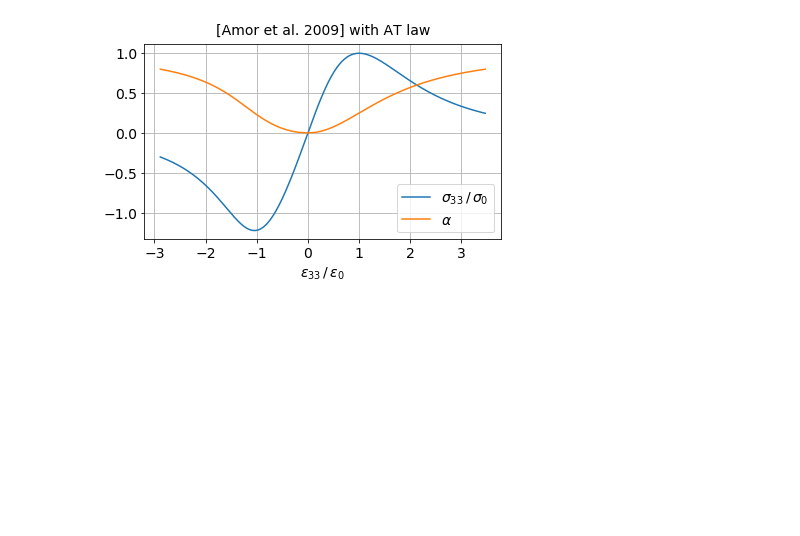
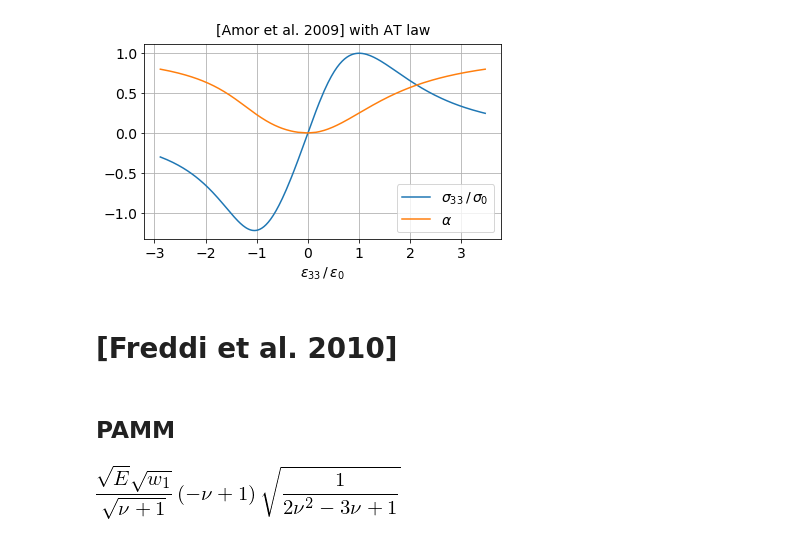
Before and after one commit to Radhi93/uniaxial-gradient-damage, a Jupyter notebook: Uniaxial Gradient Damage.ipynb, the cells around one changed output. Saved outputs shown, nothing was run; the diff lists cells and outputs as text; code cells hidden in the pictures; blank space fills up the shorter version.

Commit message:
add Freddi et Miehe

```diff
--- a/Uniaxial Gradient Damage.ipynb
+++ b/Uniaxial Gradient Damage.ipynb
@@ -380,3 +380,28 @@ plt.grid()
 plt.tight_layout()
 # %% [output]
 [figure]
+# %% [markdown]
+# [Freddi et al. 2010]
+# %%
+class Freddi(UniaxialTractionGradientDamage):
+
+     def epspos(self):
+
+        if self.case == "Traction":
+            return Matrix([[0, 0, 0],
+                           [0, 0, 0],
+                           [0, 0, 2*self.nu*self.eps11/(1-self.nu)+self.eps33]])
+        else:
+            return Matrix([[self.eps11+self.nu*self.eps33, 0, 0],
+                           [0, self.eps11+self.nu*self.eps33, 0],
+                           [0, 0, 0]])
+# %% [markdown]
+## PAMM
+# %%
+# Critical stress
+
+freddi = Freddi("PAMM", "Traction")
+freddi.set_eps0_sig0(alpha=0)
+freddi._sig0
+# %% [output]
+[figure, added]
```
Also changed, not shown: parts of 17 cells of this notebook.
